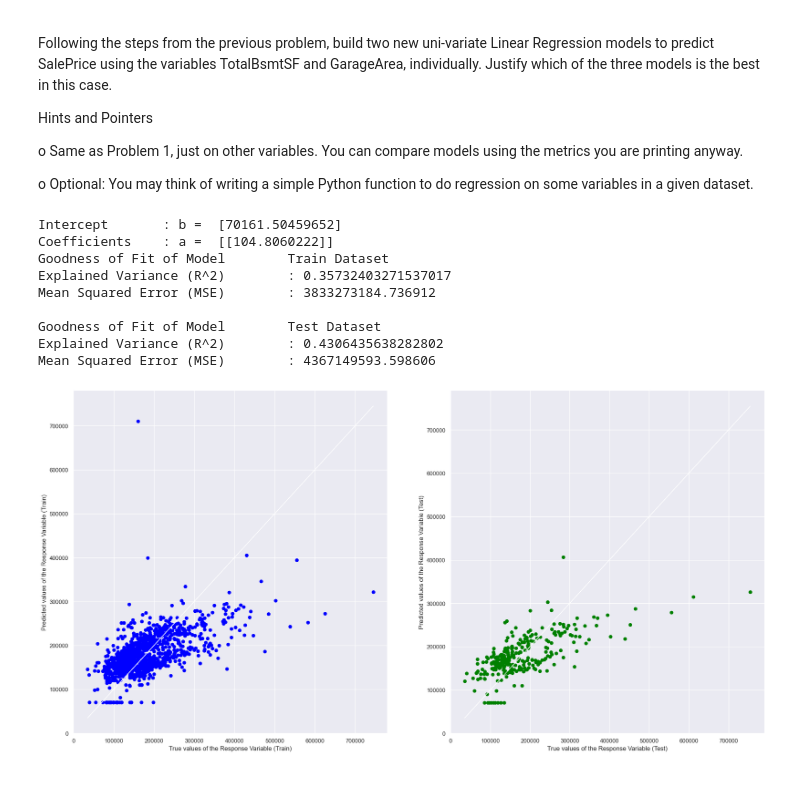
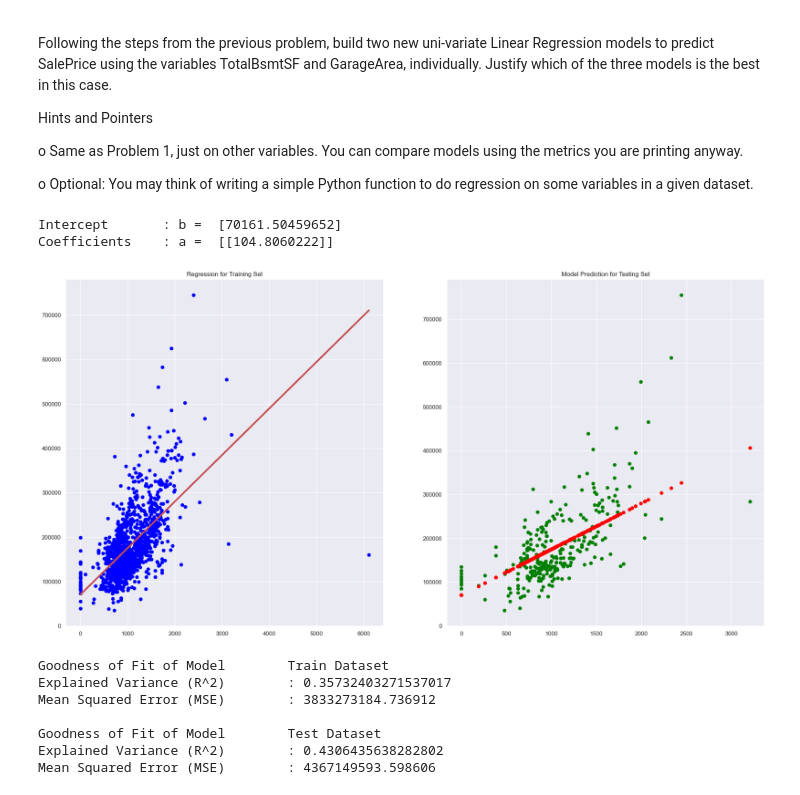
Before and after one commit to chezyio/SC1015, a Jupyter notebook: Week 6/Lab/exercise4/Exercise4_solution.ipynb, the cells around one changed output. Saved outputs shown, nothing was run; the diff lists cells and outputs as text; code cells hidden in the pictures.

```diff
--- a/Week 6/Lab/exercise4/Exercise4_solution.ipynb
+++ b/Week 6/Lab/exercise4/Exercise4_solution.ipynb
@@ -109,44 +175,14 @@ X_train, X_test, y_train, y_test = train_test_split(totalbsmtsf, saleprice, test
 # %%
-model_2 = LinearRegression()
-model_2.fit(X_train ,y_train)
-print('Intercept \t: b = ', model_2.intercept_)
-print('Coefficients \t: a = ', model_2.coef_)
-
-y_train_pred = model_2.predict(X_train)
-y_test_pred = model_2.predict(X_test)
-
-# Check the Goodness of Fit (on Train Data)
-print("Goodness of Fit of Model \tTrain Dataset")
-print("Explained Variance (R^2) \t:", model_2.score(X_train, y_train))
-print("Mean Squared Error (MSE) \t:", mean_squared_error(y_train, y_train_pred))
-print()
-
-# Check the Goodness of Fit (on Test Data)
-print("Goodness of Fit of Model \tTest Dataset")
-print("Explained Variance (R^2) \t:", model_2.score(X_test, y_test))
-print("Mean Squared Error (MSE) \t:", mean_squared_error(y_test, y_test_pred))
-print()
-
-
-f, axes = plt.subplots(1, 2, figsize=(24, 12))
-axes[0].scatter(y_train, y_train_pred, color = "blue")
-axes[0].plot(y_train, y_train, 'w-', linewidth = 1)
-axes[0].set_xlabel("True values of the Response Variable (Train)")
-axes[0].set_ylabel("Predicted values of the Response Variable (Train)")
-axes[1].scatter(y_test, y_test_pred, color = "green")
-axes[1].plot(y_test, y_test, 'w-', linewidth = 1)
-axes[1].set_xlabel("True values of the Response Variable (Test)")
-axes[1].set_ylabel("Predicted values of the Response Variable (Test)")
-plt.show()
+lr(X='TotalBsmtSF', y='SalePrice', df=dataset_house)
 # %% [output]
 Intercept       : b =  [70161.50459652]
 Coefficients    : a =  [[104.8060222]]
-Goodness of Fit of Model        Train Dataset
-Explained Variance (R^2)        : 0.35732403271537017
-Mean Squared Error (MSE)        : 3833273184.736912
-
-Goodness of Fit of Model        Test Dataset
-Explained Variance (R^2)        : 0.4306435638282802
-Mean Squared Error (MSE)        : 4367149593.598606
-[figure, old version]
+[figure, new version]
+Goodness of Fit of Model        Train Dataset
+Explained Variance (R^2)        : 0.35732403271537017
+Mean Squared Error (MSE)        : 3833273184.736912
+
+Goodness of Fit of Model        Test Dataset
+Explained Variance (R^2)        : 0.4306435638282802
+Mean Squared Error (MSE)        : 4367149593.598606
 # %%
```
Also changed, not shown: parts of 13 cells of this notebook.
